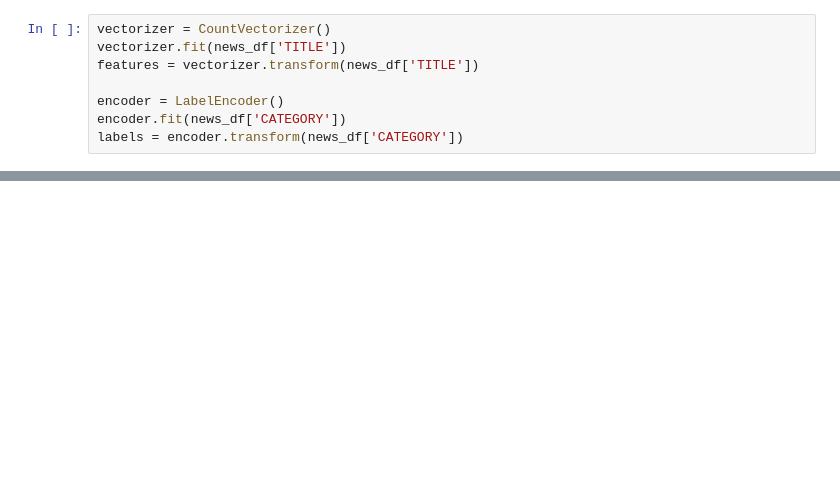
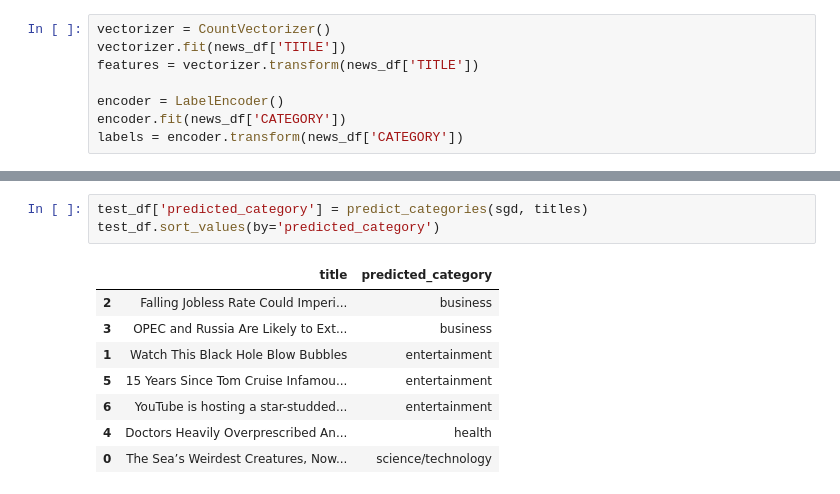
Before and after one commit to jonjau/msa, a Jupyter notebook: news-categorizer.ipynb, the cells around one changed output, grey strips where cells are left out. Drawn from its saved outputs; the diff is of its cells as text; blank space fills up the shorter version.

```diff
--- a/news-categorizer.ipynb
+++ b/news-categorizer.ipynb
@@ -137,0 +201,12 @@ confusion_mat('Naive Bayes', matrix)
+# %%
+test_df['predicted_category'] = predict_categories(sgd, titles)
+test_df.sort_values(by='predicted_category')
+# %% [output]
+|  | title | predicted_category |
+| 2 | Falling Jobless Rate Could Imperi... | business |
+| 3 | OPEC and Russia Are Likely to Ext... | business |
+| 1 | Watch This Black Hole Blow Bubbles | entertainment |
+| 5 | 15 Years Since Tom Cruise Infamou... | entertainment |
+| 6 | YouTube is hosting a star-studded... | entertainment |
+| 4 | Doctors Heavily Overprescribed An... | health |
+| 0 | The Sea’s Weirdest Creatures, Now... | science/technology |
```
Also changed, not shown: parts of 19 cells of this notebook.
